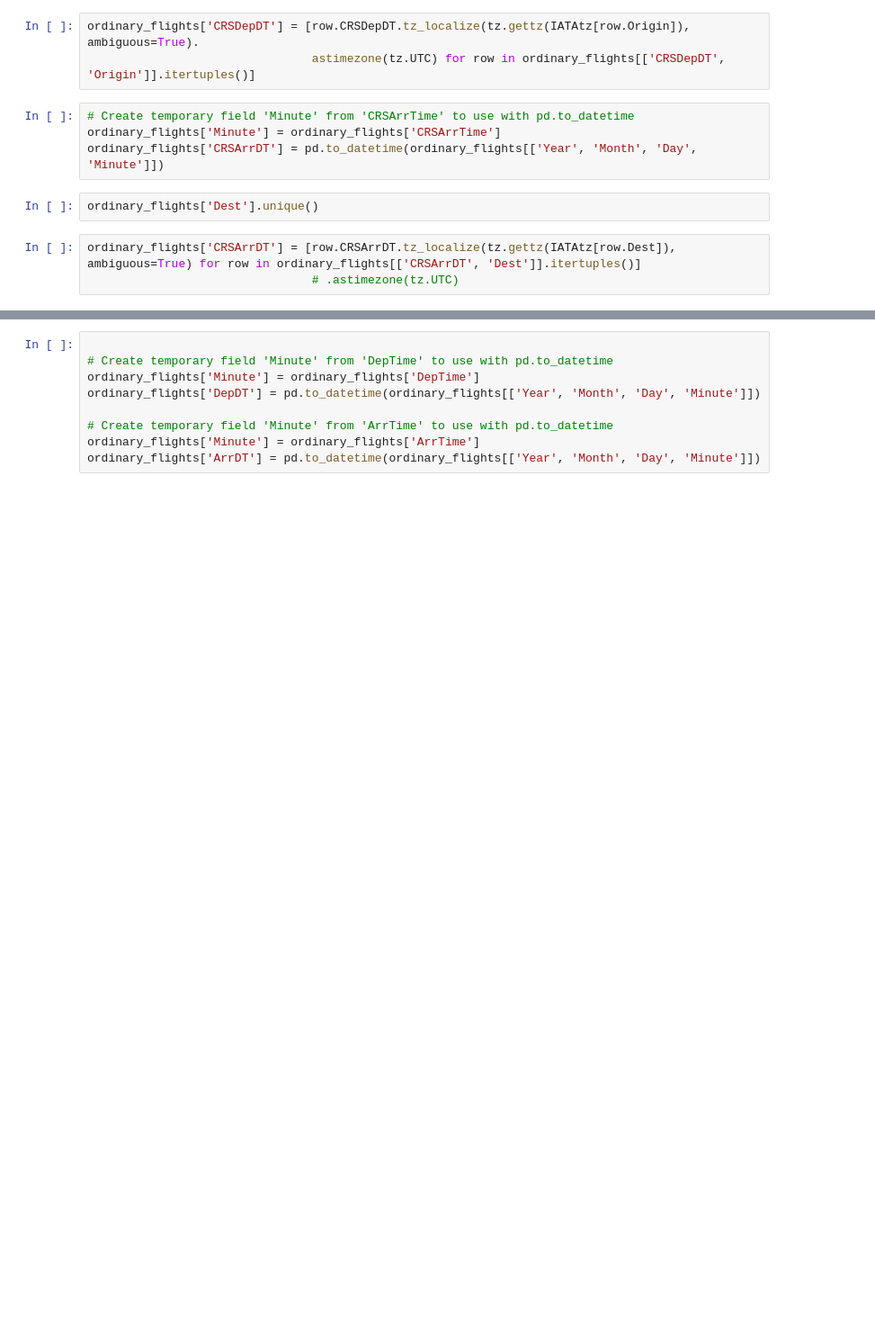
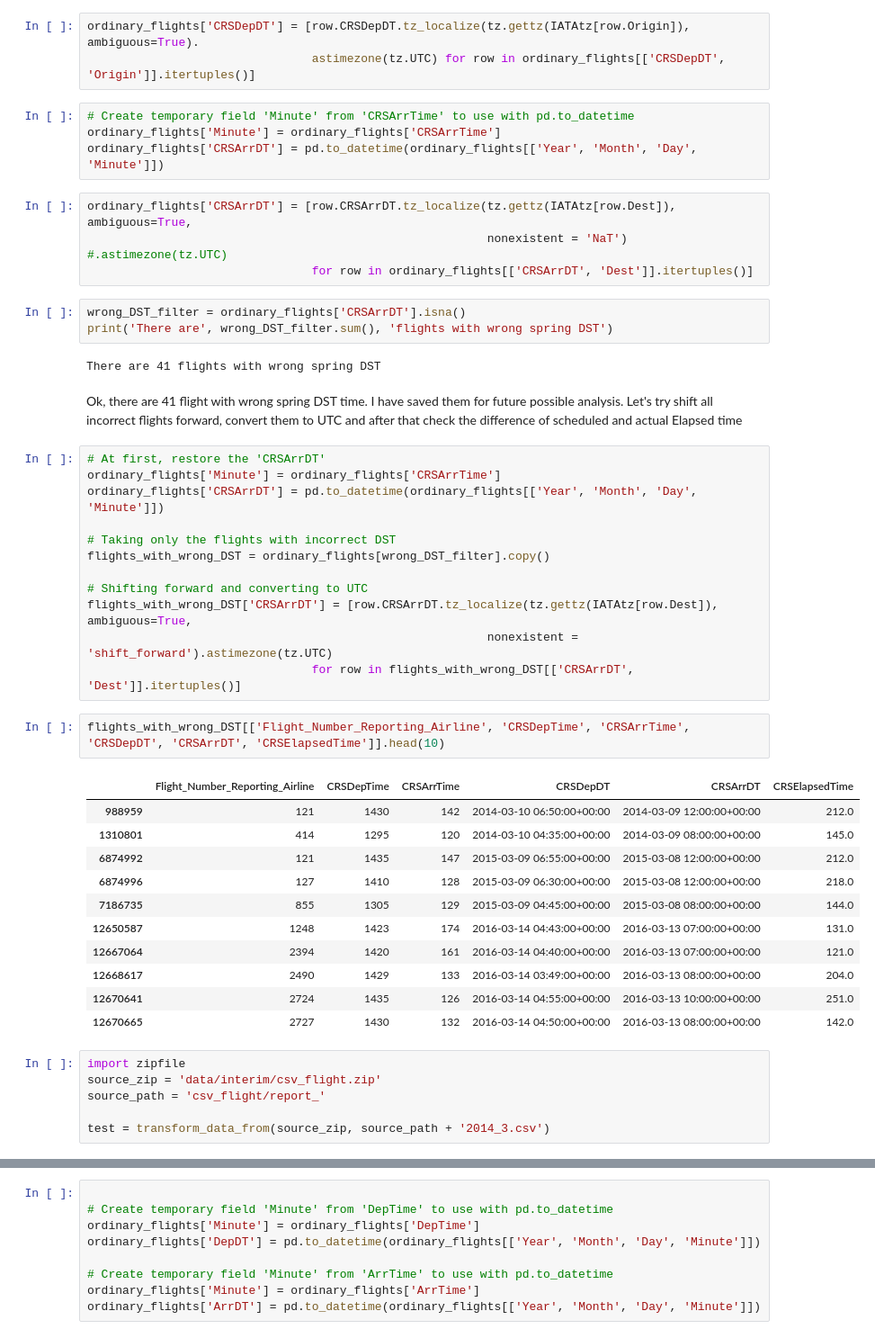
Before and after one commit to kholodov-a/Springboard_repo, a Jupyter notebook: CS2-flights-delay-REPO/notebooks/Data Wrangling.ipynb, the cells around one changed output, grey strips where cells are left out. Shown: that part at 90% size. Saved outputs shown, nothing was run; the diff lists cells and outputs as text; blank space fills up the shorter version.

```diff
--- a/CS2-flights-delay-REPO/notebooks/Data Wrangling.ipynb
+++ b/CS2-flights-delay-REPO/notebooks/Data Wrangling.ipynb
@@ -967,8 +981,46 @@ ordinary_flights['CRSDepDT'] = [row.CRSDepDT.tz_localize(tz.gettz(IATAtz[row.Ori
 # Create temporary field 'Minute' from 'CRSArrTime' to use with pd.to_datetime
 ordinary_flights['Minute'] = ordinary_flights['CRSArrTime']
 ordinary_flights['CRSArrDT'] = pd.to_datetime(ordinary_flights[['Year', 'Month', 'Day', 'Minute']])
-# %%
-ordinary_flights['Dest'].unique()
 # %%
-ordinary_flights['CRSArrDT'] = [row.CRSArrDT.tz_localize(tz.gettz(IATAtz[row.Dest]), ambiguous=True) for row in ordinary_flights[['CRSArrDT', 'Dest']].itertuples()]
-                                # .astimezone(tz.UTC)
+ordinary_flights['CRSArrDT'] = [row.CRSArrDT.tz_localize(tz.gettz(IATAtz[row.Dest]), ambiguous=True,
+                                                         nonexistent = 'NaT') #.astimezone(tz.UTC)
+                                for row in ordinary_flights[['CRSArrDT', 'Dest']].itertuples()]
+# %%
+wrong_DST_filter = ordinary_flights['CRSArrDT'].isna()
+print('There are', wrong_DST_filter.sum(), 'flights with wrong spring DST')
+# %% [output]
+There are 41 flights with wrong spring DST
+# %% [markdown]
+Ok, there are 41 flight with wrong spring DST time. I have saved them for future possible analysis. Let's try shift all incorrect flights forward, convert them to UTC and after that check the difference of scheduled and actual Elapsed time
+# %%
+# At first, restore the 'CRSArrDT'
+ordinary_flights['Minute'] = ordinary_flights['CRSArrTime']
+ordinary_flights['CRSArrDT'] = pd.to_datetime(ordinary_flights[['Year', 'Month', 'Day', 'Minute']])
+
+# Taking only the flights with incorrect DST
+flights_with_wrong_DST = ordinary_flights[wrong_DST_filter].copy()
+
+# Shifting forward and converting to UTC
+flights_with_wrong_DST['CRSArrDT'] = [row.CRSArrDT.tz_localize(tz.gettz(IATAtz[row.Dest]), ambiguous=True,
+                                                         nonexistent = 'shift_forward').astimezone(tz.UTC)
+                                for row in flights_with_wrong_DST[['CRSArrDT', 'Dest']].itertuples()]
+# %%
+flights_with_wrong_DST[['Flight_Number_Reporting_Airline', 'CRSDepTime', 'CRSArrTime', 'CRSDepDT', 'CRSArrDT', 'CRSElapsedTime']].head(10)
+# %% [output]
+|  | Flight_Number_Reporting_Airline | CRSDepTime | CRSArrTime | CRSDepDT | CRSArrDT | CRSElapsedTime |
+| 988959 | 121 | 1430 | 142 | 2014-03-10 06:50:00+00:00 | 2014-03-09 12:00:00+00:00 | 212.0 |
+| 1310801 | 414 | 1295 | 120 | 2014-03-10 04:35:00+00:00 | 2014-03-09 08:00:00+00:00 | 145.0 |
+| 6874992 | 121 | 1435 | 147 | 2015-03-09 06:55:00+00:00 | 2015-03-08 12:00:00+00:00 | 212.0 |
+| 6874996 | 127 | 1410 | 128 | 2015-03-09 06:30:00+00:00 | 2015-03-08 12:00:00+00:00 | 218.0 |
+| 7186735 | 855 | 1305 | 129 | 2015-03-09 04:45:00+00:00 | 2015-03-08 08:00:00+00:00 | 144.0 |
+| 12650587 | 1248 | 1423 | 174 | 2016-03-14 04:43:00+00:00 | 2016-03-13 07:00:00+00:00 | 131.0 |
+| 12667064 | 2394 | 1420 | 161 | 2016-03-14 04:40:00+00:00 | 2016-03-13 07:00:00+00:00 | 121.0 |
+| 12668617 | 2490 | 1429 | 133 | 2016-03-14 03:49:00+00:00 | 2016-03-13 08:00:00+00:00 | 204.0 |
+| 12670641 | 2724 | 1435 | 126 | 2016-03-14 04:55:00+00:00 | 2016-03-13 10:00:00+00:00 | 251.0 |
+| 12670665 | 2727 | 1430 | 132 | 2016-03-14 04:50:00+00:00 | 2016-03-13 08:00:00+00:00 | 142.0 |
+# %%
+import zipfile
+source_zip = 'data/interim/csv_flight.zip'
+source_path = 'csv_flight/report_'
+
+test = transform_data_from(source_zip, source_path + '2014_3.csv')
```
Also changed, not shown: parts of 7 cells of this notebook, 1 other file.
